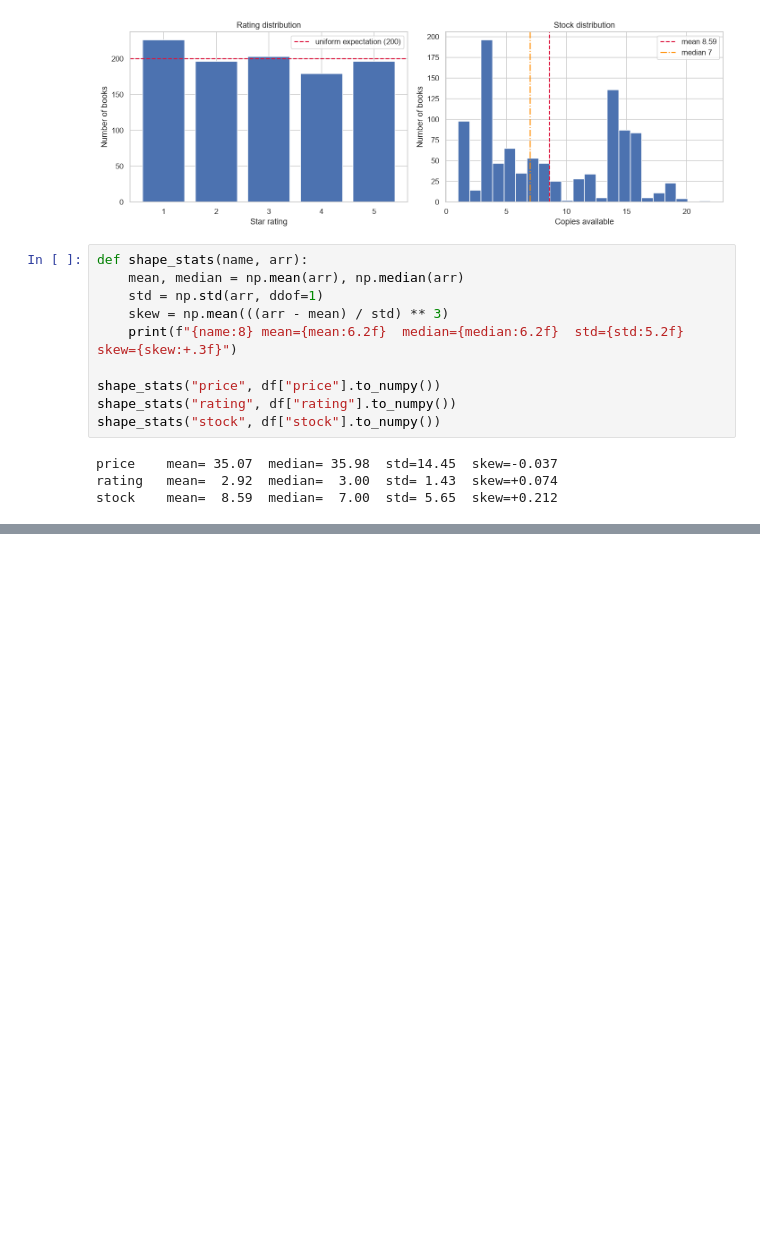
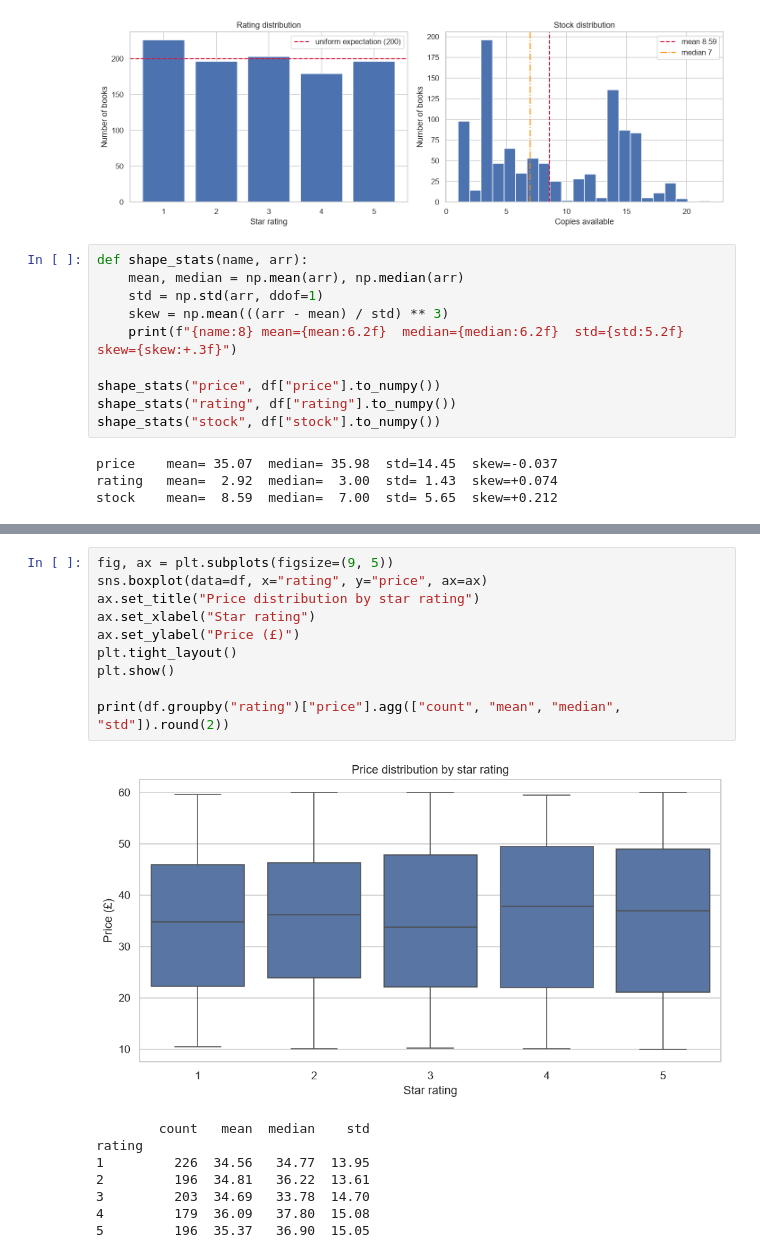
Before and after one commit to J41r0Ps/shelfscope, a Jupyter notebook: notebooks/04_exploration.ipynb, the cells around one changed output, grey strips where cells are left out. Drawn from its saved outputs; the diff is of its cells as text; blank space fills up the shorter version.

```diff
--- a/notebooks/04_exploration.ipynb
+++ b/notebooks/04_exploration.ipynb
@@ -134,0 +194,19 @@ stock    mean=  8.59  median=  7.00  std= 5.65  skew=+0.212
+# %%
+fig, ax = plt.subplots(figsize=(9, 5))
+sns.boxplot(data=df, x="rating", y="price", ax=ax)
+ax.set_title("Price distribution by star rating")
+ax.set_xlabel("Star rating")
+ax.set_ylabel("Price (£)")
+plt.tight_layout()
+plt.show()
+
+print(df.groupby("rating")["price"].agg(["count", "mean", "median", "std"]).round(2))
+# %% [output]
+[figure, added]
+        count   mean  median    std
+rating
+1         226  34.56   34.77  13.95
+2         196  34.81   36.22  13.61
+3         203  34.69   33.78  14.70
+4         179  36.09   37.80  15.08
+5         196  35.37   36.90  15.05
```
Also changed, not shown: parts of 27 cells of this notebook.
